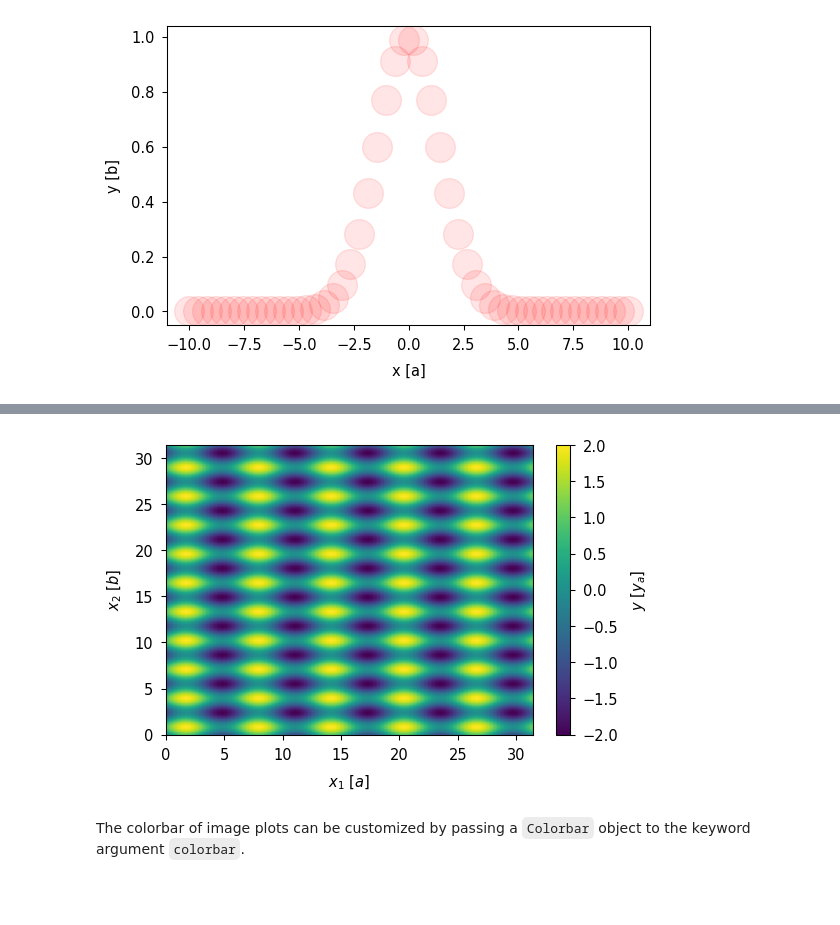
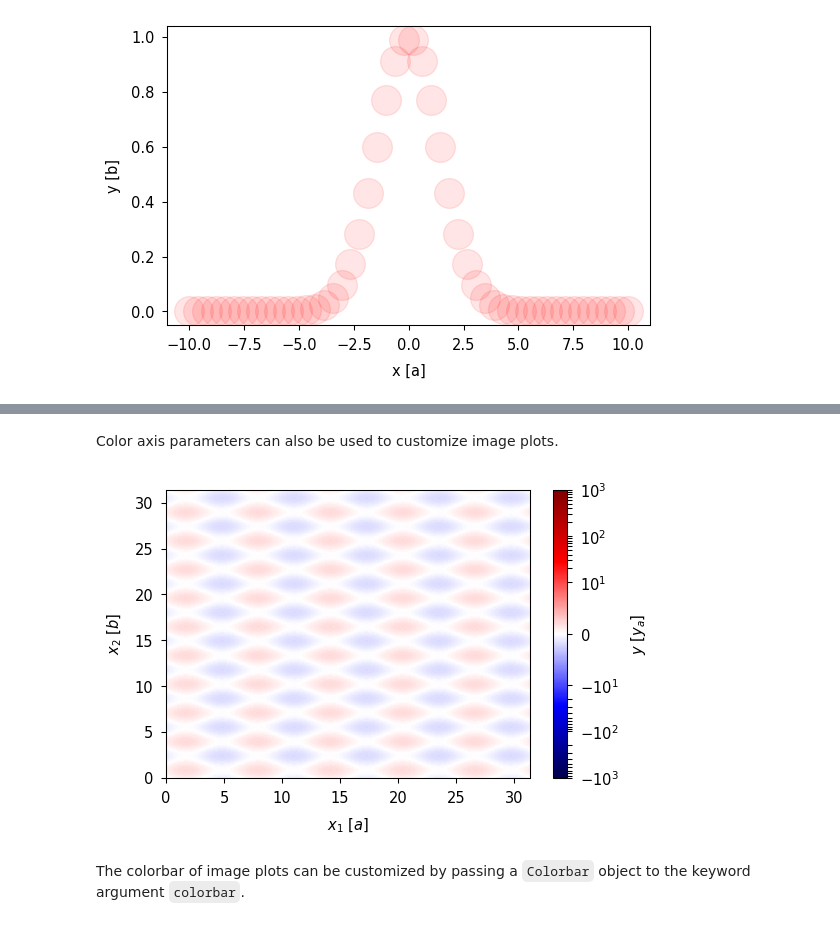
Before and after one commit to GoLP-IST/nata, a Jupyter notebook: examples/Plots.ipynb, the cells around one changed output, grey strips where cells are left out. Drawn from its saved outputs; the diff is of its cells as text; code cells hidden in the pictures; blank space fills up the shorter version.

```diff
--- a/examples/Plots.ipynb
+++ b/examples/Plots.ipynb
@@ -143,3 +190,5 @@ Subclasses:
+# %% [markdown]
+Color axis parameters can also be used to customize image plots.
 # %%
 x = np.linspace(0, 10*np.pi, 101)
 y = np.linspace(0, 10*np.pi, 201)
@@ -157,10 +206,16 @@ grid = GridArray.from_array(
     ]
 )
 # %%
-fig = grid.plot()
+fig = grid.plot(
+    kind=Image(
+        colorrange=(-1e3,1e3),
+        colormap="seismic",
+        colorscale=SymmetricalLogScale(linthresh=10),
+    ),
+)
 fig.show()
 # %% [output]
-[figure, old version]
+[figure, new version]
 # %% [markdown]
 The colorbar of image plots can be customized by passing a `Colorbar` object to the keyword argument `colorbar`.
 # %%
```
Also changed, not shown: parts of 8 cells of this notebook, 9 other files.
